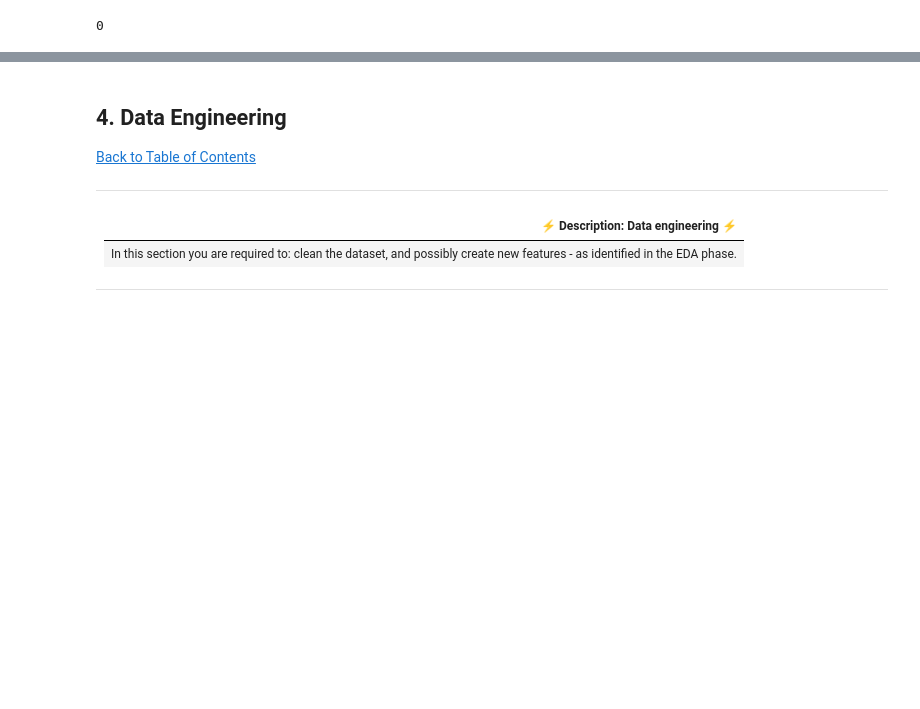
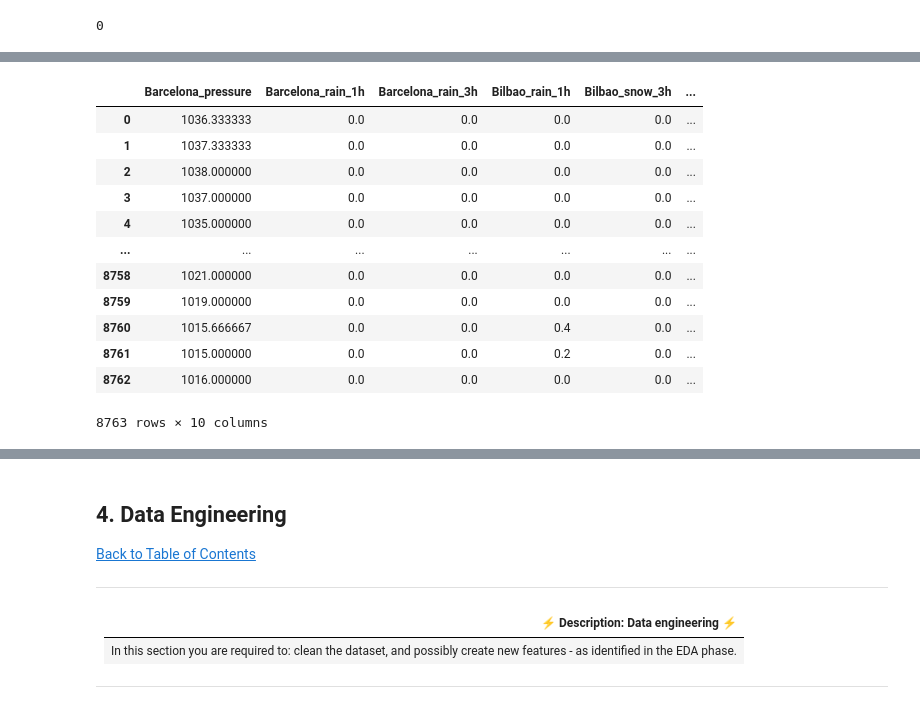
Before and after one commit to muheezokunade/-2207ACDS_TeamNM1, a Jupyter notebook: starter-notebook.ipynb, the cells around one changed output, grey strips where cells are left out. Cells and saved outputs as stored; diff of their text form; code cells hidden in the pictures; blank space fills up the shorter version.

```diff
--- a/starter-notebook.ipynb
+++ b/starter-notebook.ipynb
@@ -254,2 +295,29 @@ df[37:]
+# %%
+outliers = df[['Barcelona_pressure',
+               'Barcelona_rain_1h',
+               'Barcelona_rain_3h',
+              'Bilbao_rain_1h',
+              'Bilbao_snow_3h',
+              'Madrid_rain_1h',
+              'Seville_rain_1h',
+              'Seville_rain_3h',
+              'Valencia_snow_3h',
+             'Valencia_wind_speed']]
+# %%
+outliers
+# %% [output]
+|  | Barcelona_pressure | Barcelona_rain_1h | Barcelona_rain_3h | Bilbao_rain_1h | Bilbao_snow_3h | ... |
+| 0 | 1036.333333 | 0.0 | 0.0 | 0.0 | 0.0 | ... |
+| 1 | 1037.333333 | 0.0 | 0.0 | 0.0 | 0.0 | ... |
+| 2 | 1038.000000 | 0.0 | 0.0 | 0.0 | 0.0 | ... |
+| 3 | 1037.000000 | 0.0 | 0.0 | 0.0 | 0.0 | ... |
+| 4 | 1035.000000 | 0.0 | 0.0 | 0.0 | 0.0 | ... |
+| ... | ... | ... | ... | ... | ... | ... |
+| 8758 | 1021.000000 | 0.0 | 0.0 | 0.0 | 0.0 | ... |
+| 8759 | 1019.000000 | 0.0 | 0.0 | 0.0 | 0.0 | ... |
+| 8760 | 1015.666667 | 0.0 | 0.0 | 0.4 | 0.0 | ... |
+| 8761 | 1015.000000 | 0.0 | 0.0 | 0.2 | 0.0 | ... |
+| 8762 | 1016.000000 | 0.0 | 0.0 | 0.0 | 0.0 | ... |
+8763 rows × 10 columns
 # %%
 ## rescaling, normalising and standardizing the data set using standardscaler
```
Also changed, not shown: parts of 40 cells of this notebook.
